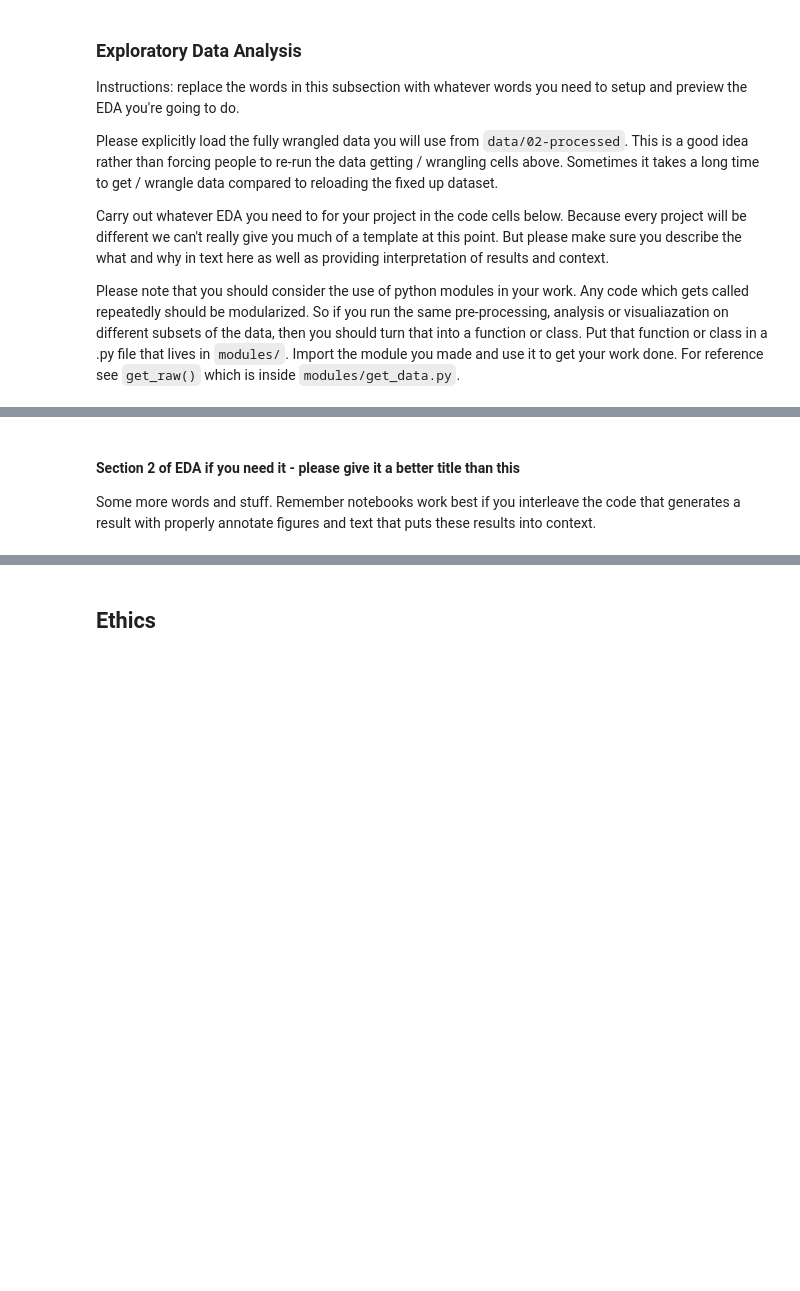
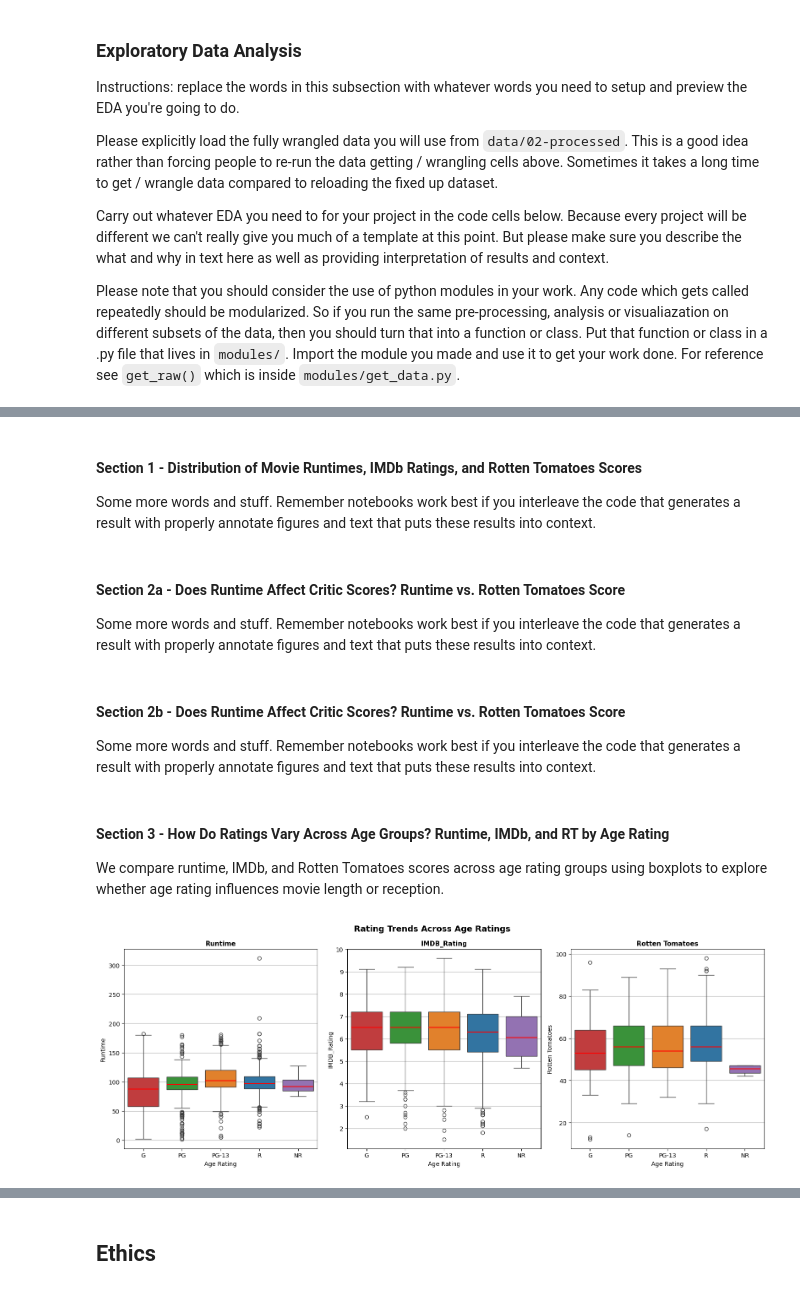
Before and after one commit to Sunisa-Yuki/movie-ratings-analysis, a Jupyter notebook: 02-EDACheckpoint.ipynb, the cells around one changed output, grey strips where cells are left out. Drawn from its saved outputs; the diff is of its cells as text; code cells hidden in the pictures; blank space fills up the shorter version.

Commit message:
Add Section 3 EDA boxplots and interpretation

```diff
--- a/02-EDACheckpoint.ipynb
+++ b/02-EDACheckpoint.ipynb
@@ -440,4 +411,4 @@ Rotten Tomatoes scores show a wider spread compared to IMDb ratings, though most
 # %% [markdown]
-#### Section 2 of EDA if you need it  - please give it a better title than this
+#### Section 1 - Distribution of Movie Runtimes, IMDb Ratings, and Rotten Tomatoes Scores
 
 Some more words and stuff.  Remember notebooks work best if you interleave the code that generates a result with properly annotate figures and text that puts these results into context.
@@ -446,0 +415,33 @@ Some more words and stuff.  Remember notebooks work best if you interleave the c
+# %% [markdown]
+#### Section 2a - Does Runtime Affect Critic Scores? Runtime vs. Rotten Tomatoes Score
+
+Some more words and stuff.  Remember notebooks work best if you interleave the code that generates a result with properly annotate figures and text that puts these results into context.
+# %% [markdown]
+#### Section 2b - Does Runtime Affect Critic Scores? Runtime vs. Rotten Tomatoes Score
+
+Some more words and stuff.  Remember notebooks work best if you interleave the code that generates a result with properly annotate figures and text that puts these results into context.
+# %% [markdown]
+#### Section 3 - How Do Ratings Vary Across Age Groups? Runtime, IMDb, and RT by Age Rating
+
+We compare runtime, IMDb, and Rotten Tomatoes scores across age rating groups using boxplots to explore whether age rating influences movie length or reception.
+# %%
+import seaborn as sns
+
+order = ['G', 'PG', 'PG-13', 'R', 'NR']
+df_age = df[df['Age_Rating'].isin(order)]
+
+fig, axes = plt.subplots(1, 3, figsize=(16, 6))
+fig.suptitle('Rating Trends Across Age Ratings', fontsize=14, fontweight='bold')
+
+for ax, col in zip(axes, ['Runtime', 'IMDB_Rating', 'Rotten Tomatoes']):
+    sns.boxplot(data=df_age, x='Age_Rating', y=col, order=order, ax=ax,
+                hue='Age_Rating', legend=False,
+                medianprops=dict(color='red', linewidth=1.5))
+    ax.set_title(col, fontsize=11, fontweight='bold')
+    ax.set_xlabel('Age Rating')
+    ax.grid(axis='y')
+
+plt.tight_layout()
+plt.show()
+# %% [output]
+[figure, added]
```
Also changed, not shown: parts of 7 cells of this notebook.
